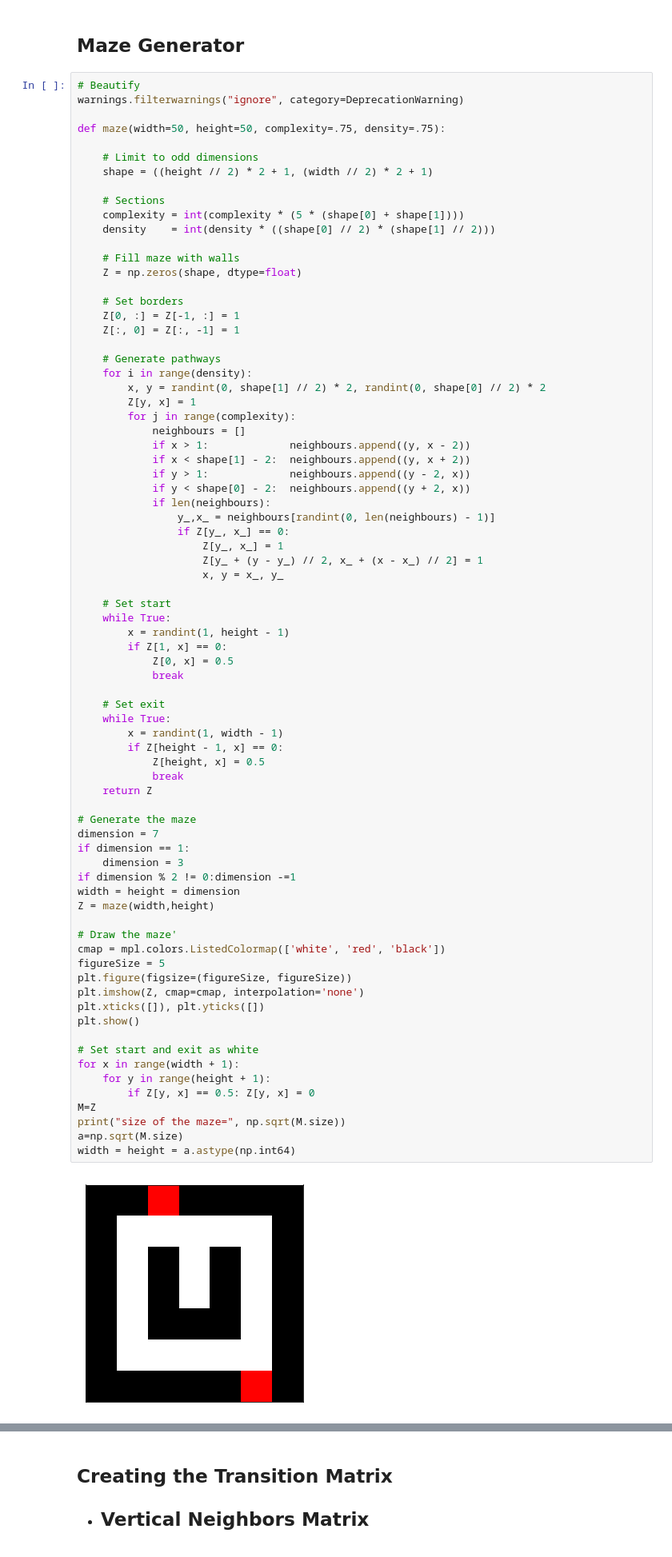
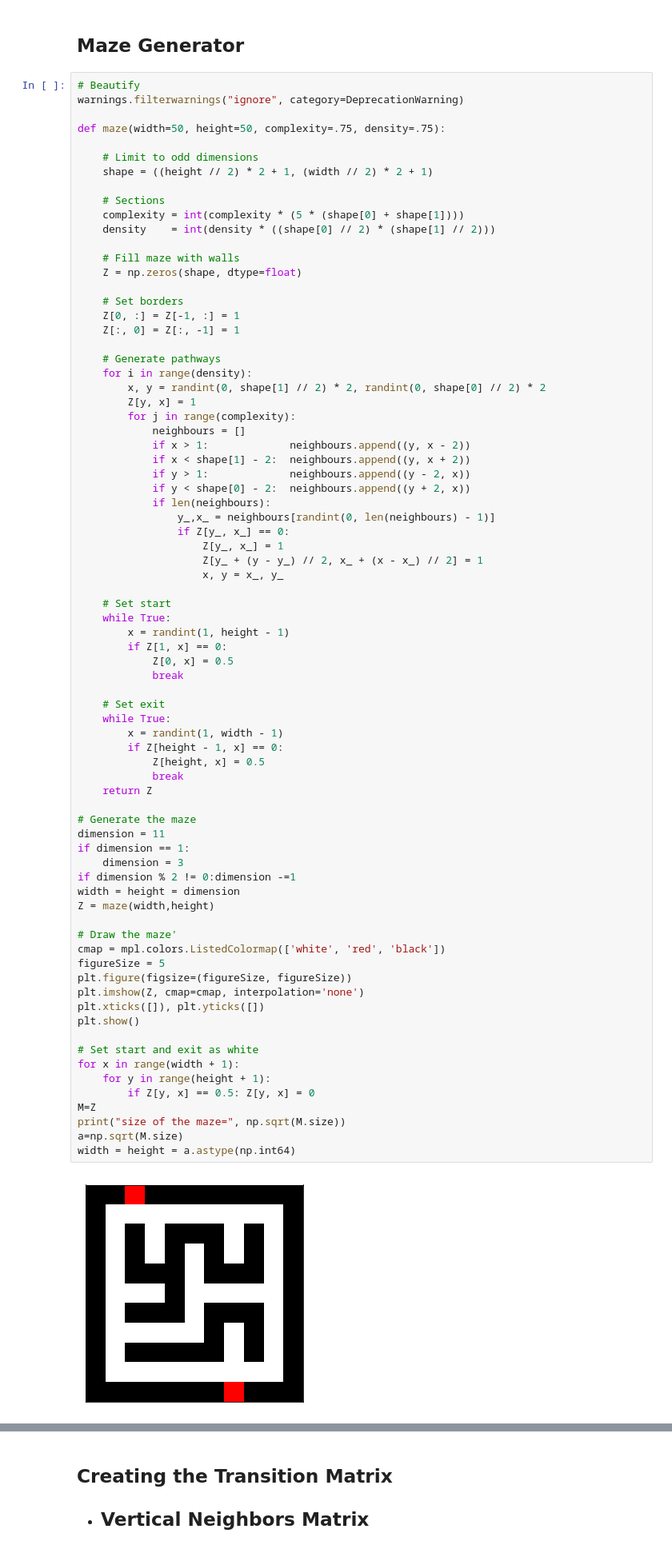
Before and after one commit to haltugyildirim/markovmaze, a Jupyter notebook: markov_maze.ipynb, the cells around one changed output, grey strips where cells are left out. Shown: that part at 80% size. Saved outputs shown, nothing was run; the diff lists cells and outputs as text.

```diff
--- a/markov_maze.ipynb
+++ b/markov_maze.ipynb
@@ -78,32 +78,32 @@ def maze(width=50, height=50, complexity=.75, density=.75):
         x = randint(1, width - 1)
         if Z[height - 1, x] == 0:
             Z[height, x] = 0.5
             break
     return Z
 
 # Generate the maze
-dimension = 7
+dimension = 11
 if dimension == 1:
     dimension = 3
 if dimension % 2 != 0:dimension -=1
 width = height = dimension
 Z = maze(width,height)
 
 # Draw the maze'
 cmap = mpl.colors.ListedColormap(['white', 'red', 'black'])
 figureSize = 5
 plt.figure(figsize=(figureSize, figureSize))
 plt.imshow(Z, cmap=cmap, interpolation='none')
 plt.xticks([]), plt.yticks([])
 plt.show()
 
 # Set start and exit as white
 for x in range(width + 1):
     for y in range(height + 1):
         if Z[y, x] == 0.5: Z[y, x] = 0
 M=Z
 print("size of the maze=", np.sqrt(M.size))
 a=np.sqrt(M.size)
 width = height = a.astype(np.int64)
 # %% [output]
-[figure, old version]
+[figure, new version]
```
Also changed, not shown: parts of 9 cells of this notebook, 7 other files.
